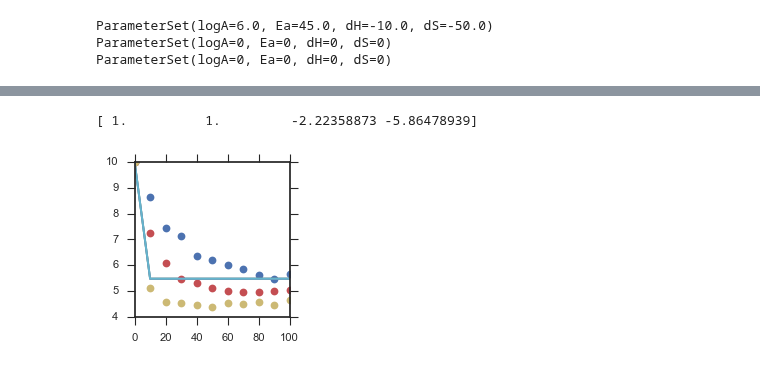
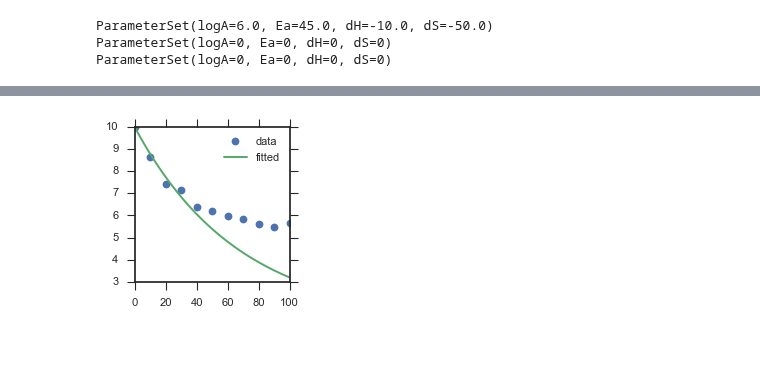
Before and after one commit to jtr5395/regression, a Jupyter notebook: FittingExercise.ipynb, the cells around one changed output, grey strips where cells are left out. Saved outputs shown, nothing was run; the diff lists cells and outputs as text; code cells hidden in the pictures.

```diff
--- a/FittingExercise.ipynb
+++ b/FittingExercise.ipynb
@@ -307,37 +302,18 @@ for i in range(3):
-# %%
-def concentration(t, T, par):
-    c = 10
-    R = 8.314
-
-    logA, Ea, dH, dS = par
-
-    a = np.exp((dH*1000-T*dS)/(R*T))
-    k = (10**logA)*np.exp(-Ea*1000/(R*T))
-
-    return c/(a+1)+(10-(c/(a+1)))*np.exp(-t*(a*k+k)/a)
-
-def err (par,T,t,Ca):
-    return concentration(t,T,par)-Ca
-
-def err_global(par, Mat_t, Mat_Ca):
-    err0=[]
-    for i in range(0, len(Mat_t)):
-        errc=err(par, T, Mat_t[i],Mat_Ca[i])
-        err1=np.concatenate((err0,errc))
-        err0=err1
-    return err0
-# %%
-p_global=[1,1,1,1]
-p_best,success=scipy.optimize.leastsq(err_global, p_global,args=(Mat_tdata,Mat_Cadata),maxfev=40000)
-toplot=[]
-for i in range(0,len(Mat_tdata)):
-    toplot.append(concentration(Mat_tdata[i], T,p_best))
-err_toplot=err_global(p_best, Mat_tdata,Mat_Cadata)
-print(p_best)
-
-for i in range(0,len(Mat_tdata)):
-    plt.plot(Mat_tdata[i],Mat_Cadata[i],'o',Mat_tdata[i],toplot[i],'-')
-plt.show()
-# %% [output]
-[ 1.          1.         -2.22358873 -5.86478939]
-[figure, removed]
+# %%
+# Plot the data
+plt.plot(experiments[0].times, experiments[0].cA, 'o', label='data')
+
+# Make a new x array with 50 points for smoother lines
+x_many_points = np.linspace(experiments[0].times.min(),experiments[0].times.max(),50)
+
+# Plot the fitted curve
+plt.plot(x_many_points, concentration(x_many_points, experiments[0].T,
+                                      result[0][0],
+                                      result[0][1],
+                                      result[0][2],
+                                      result[0][3]), label='fitted')
+# Add the legend, in the "best" location to avoid hiding the data
+plt.legend(loc='best')
+plt.show()
+# %% [output]
+[figure, added]
```
Also changed, not shown: parts of 5 cells of this notebook.
